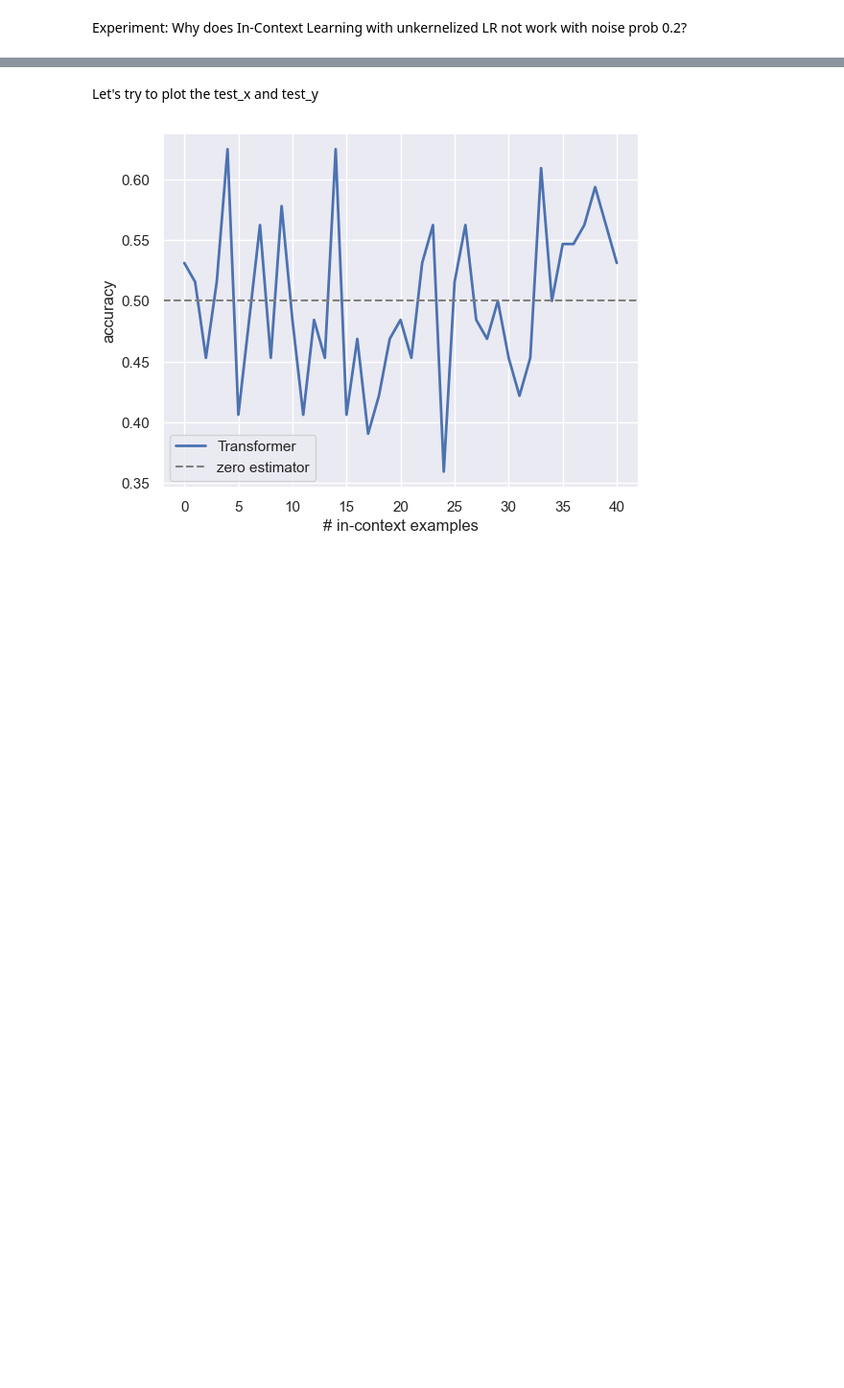
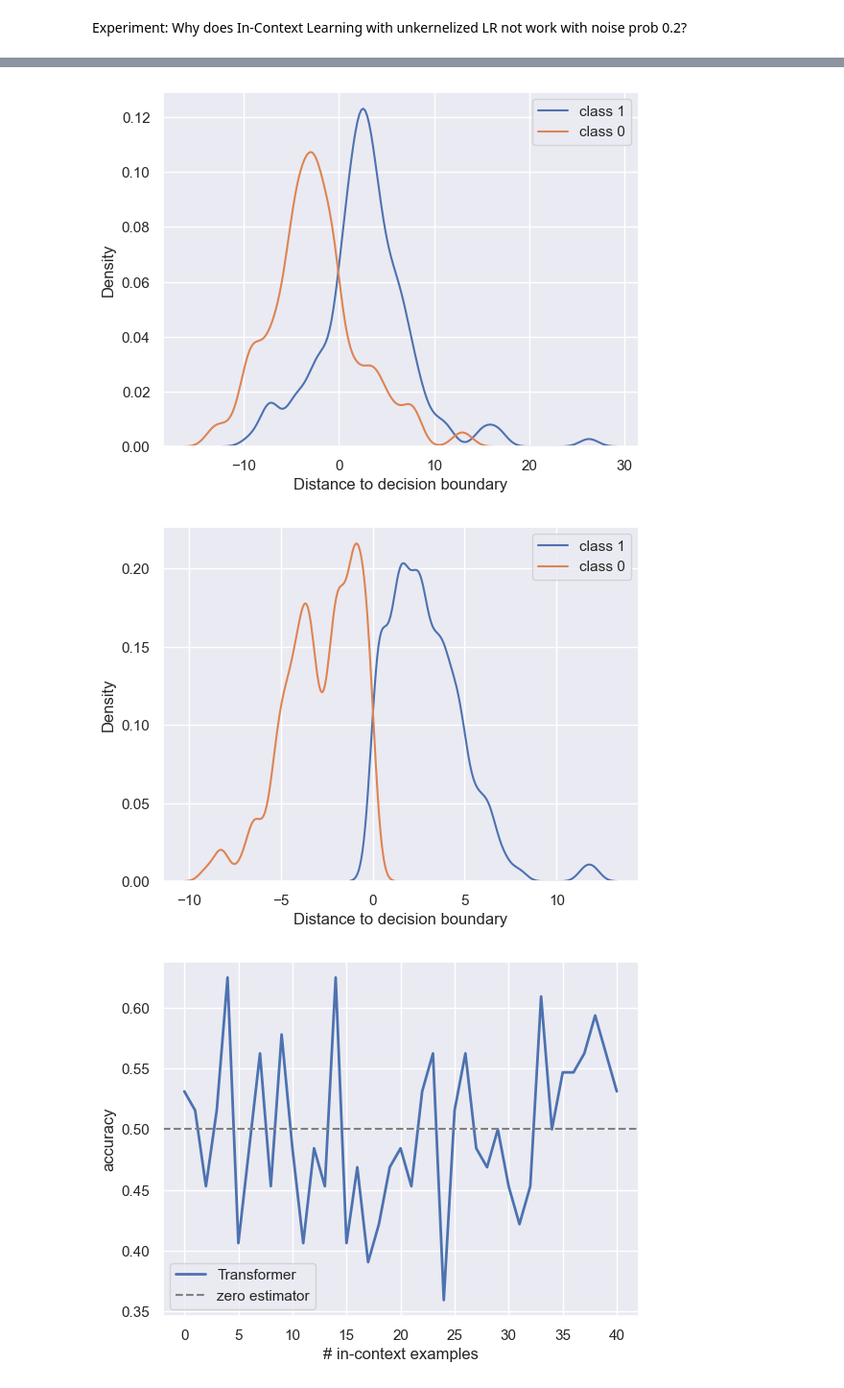
Before and after one commit to zenglingqi647/ICL, a Jupyter notebook: src/eval.ipynb, the cells around one changed output, grey strips where cells are left out. Shown at 96% size. Saved outputs shown, nothing was run; the diff lists cells and outputs as text; code cells hidden in the pictures; blank space fills up the shorter version.

Commit message:
add seeds

```diff
--- a/src/eval.ipynb
+++ b/src/eval.ipynb
@@ -228,35 +253,23 @@ Experiment: Why does In-Context Learning with unkernelized LR not work with nois
 # %%
 import seaborn as sns
-def plot_data(task, run_id):
-    run_path = os.path.join(run_dir, task, run_id)
-    _, conf = get_model_from_run(run_path, only_conf=True)
-
-    n_dims = conf.model.n_dims
-    batch_size = conf.training.batch_size
-
-    data_sampler = get_data_sampler(conf.training.data, n_dims)
-    task_sampler = get_task_sampler(
-        conf.training.task,
-        n_dims,
-        batch_size,
-        **conf.training.task_kwargs
-    )
-
-    task = task_sampler()
-    xs = data_sampler.sample_xs(b_size=1, n_points=300, seeds=[2])
+def compute_and_plot(task, data_sampler):
+    xs = data_sampler.sample_xs(b_size=1, n_points=300, seeds=[42])
     ys = task.evaluate(xs)
     xs_flat, ys_flat = xs[0], ys[0]
     xs_flat_ones = xs_flat[ys_flat == 1]
     xs_flat_zeros = xs_flat[ys_flat == -1]
 
-    fig, ax = plt.subplots()
-    ax.set_aspect(1)
-    ax.scatter(xs_flat_ones[:, 0], xs_flat_ones[:, 1])
-    ax.scatter(xs_flat_zeros[:, 0], xs_flat_zeros[:, 1])
+    # fig, ax = plt.subplots()
+    # ax.set_aspect(1)
+    # ax.scatter(xs_flat_ones[:, 0], xs_flat_ones[:, 1])
+    # ax.scatter(xs_flat_zeros[:, 0], xs_flat_zeros[:, 1])
 
     projected_x_ones = xs_flat_ones @ task.w_b[0]
     projected_x_zeros = xs_flat_zeros @ task.w_b[0]
 
     plt.figure()
-    sns.kdeplot(projected_x_ones.flatten(), bw=0.1)
-    sns.kdeplot(projected_x_zeros.flatten(), bw=0.1)
+    sns.kdeplot(projected_x_ones.flatten(), label='class 1', bw_method=0.2)
+    sns.kdeplot(projected_x_zeros.flatten(), label='class 0', bw_method=0.2)
+    plt.xlabel("Distance to decision boundary")
+    plt.legend()
+    plt.show()
@@ -271,5 +276,12 @@ plot_data("logistic_regression", "trained")
-# %% [markdown]
-Let's try to plot the test_x and test_y
+# %%
+fix_seed()
+task_1, data_sampler_1 = get_task_and_data("lr_noise0.2", "trained")
+task_2, data_sampler_2 = get_task_and_data("logistic_regression", "trained")
+compute_and_plot(task_1, data_sampler_1)
+compute_and_plot(task_2, data_sampler_2)
+# %% [output]
+[figure, added]
+[figure, added]
 # %%
 
 metric = task.get_metric()
```
Also changed, not shown: parts of 3 cells of this notebook, 1 other file.
